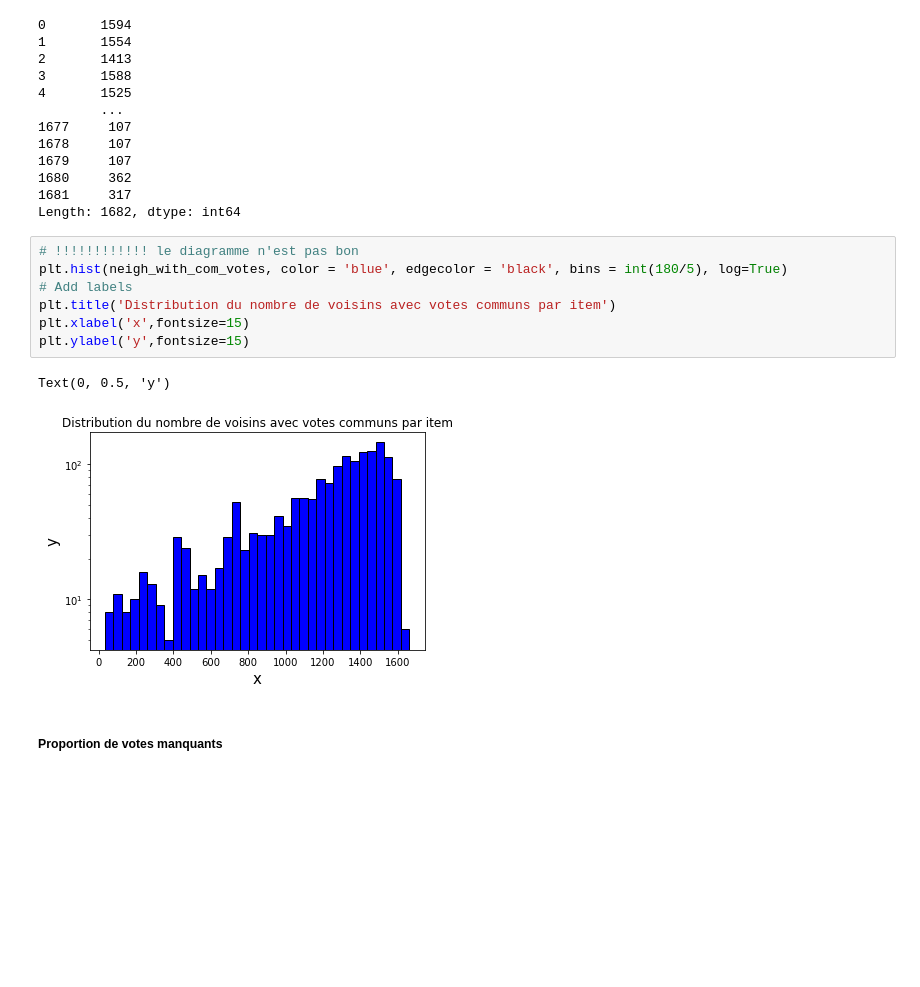
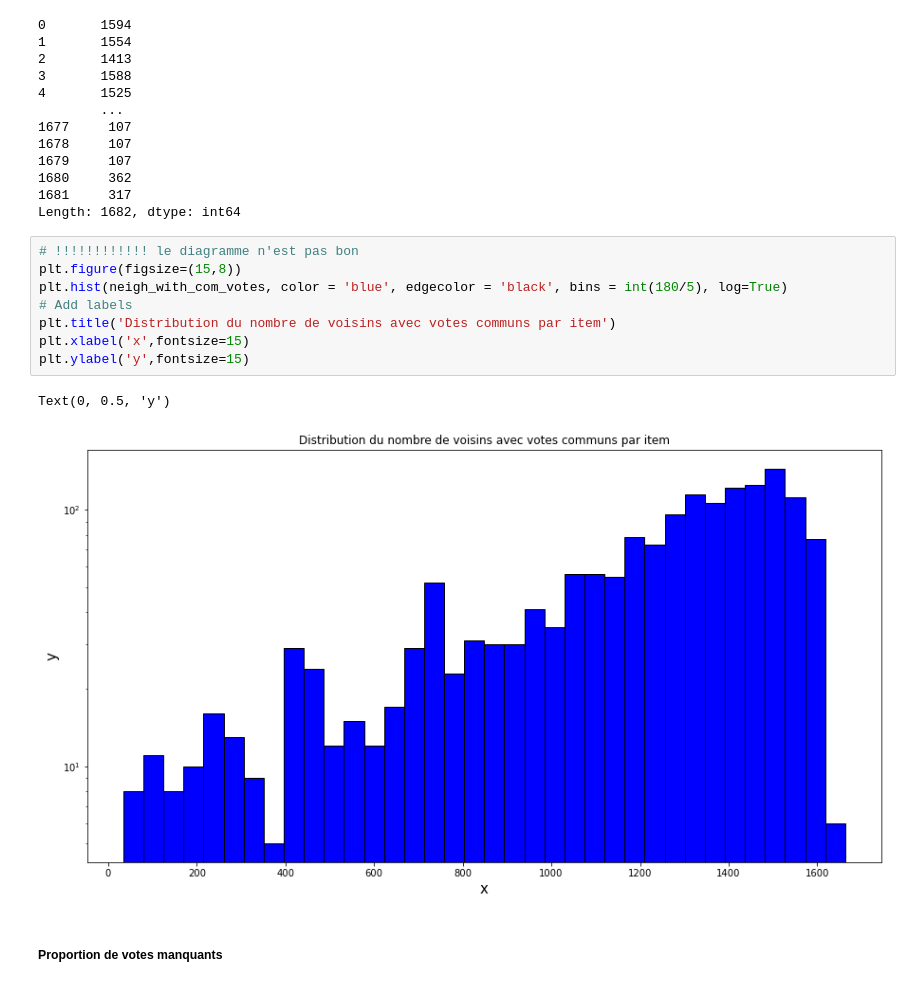
Before and after one commit to clementbernardd/LOG6308, a Jupyter notebook: TP1_groupe7.ipynb, the cells around one changed output. Cells and saved outputs as stored; diff of their text form; blank space fills up the shorter version.

```diff
--- a/TP1_groupe7.ipynb
+++ b/TP1_groupe7.ipynb
@@ -479,14 +411,15 @@ print(neigh_with_com_votes)
 Length: 1682, dtype: int64
 # %%
 # !!!!!!!!!!!! le diagramme n'est pas bon
+plt.figure(figsize=(15,8))
 plt.hist(neigh_with_com_votes, color = 'blue', edgecolor = 'black', bins = int(180/5), log=True)
 # Add labels
 plt.title('Distribution du nombre de voisins avec votes communs par item')
 plt.xlabel('x',fontsize=15)
 plt.ylabel('y',fontsize=15)
 # %% [output]
 Text(0, 0.5, 'y')
-[figure, old version]
+[figure, new version]
 # %% [markdown]
 ##### Proportion de votes manquants
 # %%
```
Also changed, not shown: parts of 35 cells of this notebook.
